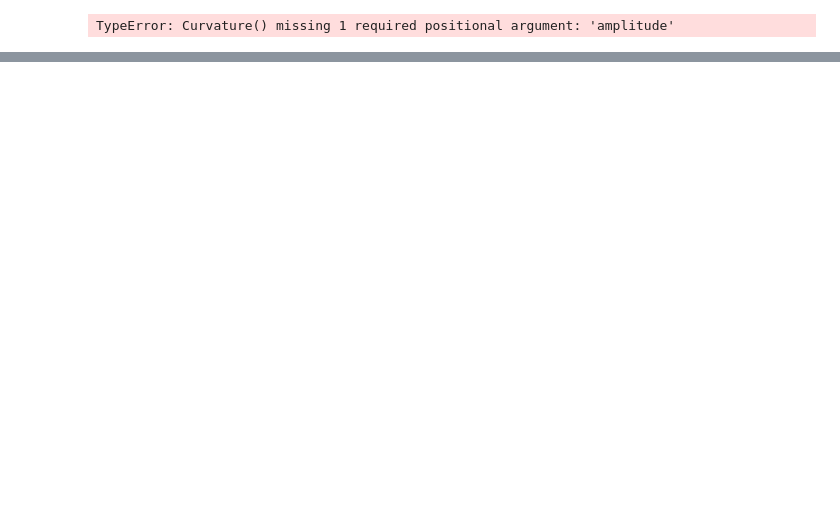
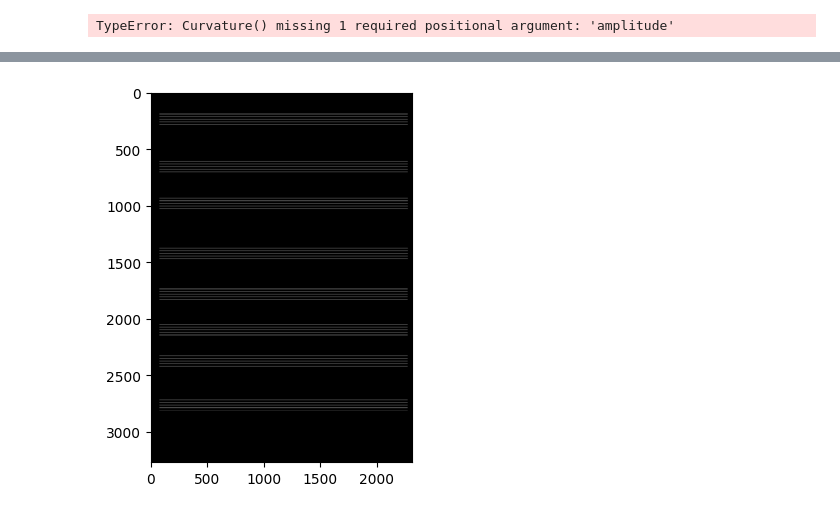
Before and after one commit to nudopnu/omr-unet, a Jupyter notebook: 02_delme.ipynb, the cells around one changed output, grey strips where cells are left out. Cells and saved outputs as stored; diff of their text form; code cells hidden in the pictures; blank space fills up the shorter version.

```diff
--- a/02_delme.ipynb
+++ b/02_delme.ipynb
@@ -164,3 +101,16 @@ array([[  74, 2267,  193,  196],
+# %%
+tmp = np.zeros_like(staff_mask)
+
+is_gap = False
+p = 0.8
+for x0, x1, y0, y1 in staff_lines:
+    for x in range(x0, x1 + 1):
+        tmp[y0:y1, x:x+1] = 255
+
+plt.imshow(tmp, cmap="gray")
+Image.fromarray(255-tmp).show()
+# %% [output]
+[figure, added]
 # %%
 tmp = np.zeros_like(staff_mask)
 
```
Also changed, not shown: parts of 10 cells of this notebook, 2 other files.
